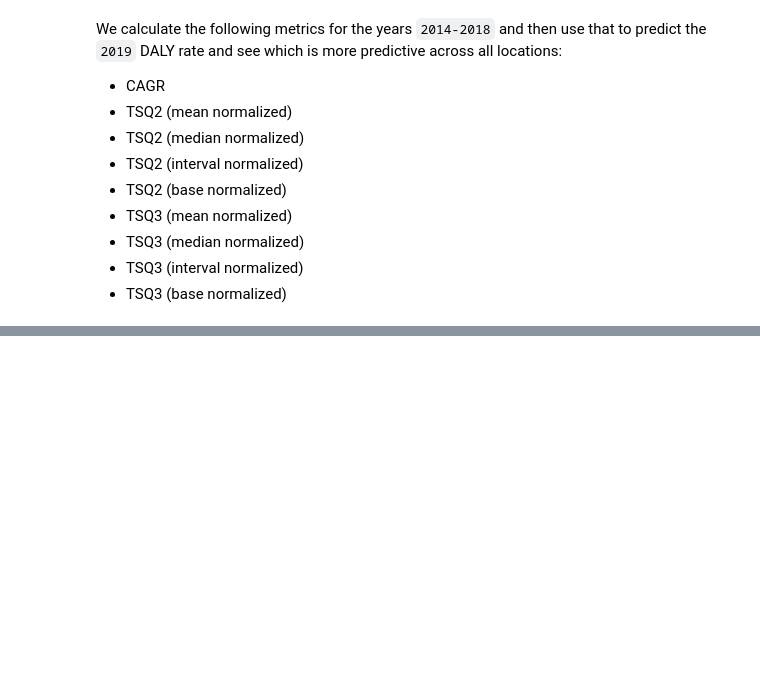
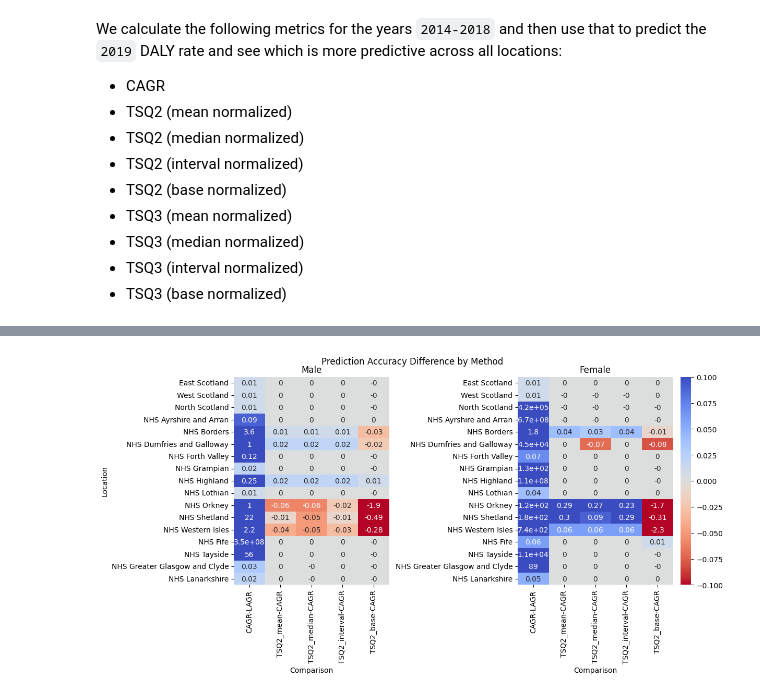
Before and after one commit to ASudu/Scotland_BOD, a Jupyter notebook: regression.ipynb, the cells around one changed output, grey strips where cells are left out. Cells and saved outputs as stored; diff of their text form; code cells hidden in the pictures; blank space fills up the shorter version.

```diff
--- a/regression.ipynb
+++ b/regression.ipynb
@@ -148,0 +172,30 @@ for sex in ["Male", "Female"]:
+# %%
+accuracy_df["CAGR-LAGR"] = round(accuracy_df["CAGR"] - accuracy_df["LAGR"], 2)
+for norm_mode in ["mean", "median", "interval", "base"]:
+    accuracy_df[f"TSQ2_{norm_mode}-CAGR"] = round(accuracy_df[f"TSQ2_{norm_mode}"] - accuracy_df["CAGR"], 2)
+
+cols = ["Location", "CAGR-LAGR"] + [f"TSQ2_{norm_mode}-CAGR" for norm_mode in ["mean", "median", "interval", "base"]]
+
+# Plot as a heatmap
+fig, axes = plt.subplots(1, 2, figsize=(12, 6), constrained_layout=True)
+for ax, sex in zip(axes, ["Male", "Female"]):
+    subset = accuracy_df[accuracy_df["Sex"] == sex][cols].set_index("Location")
+    colormap = plt.get_cmap("coolwarm_r")
+    sns.heatmap(
+        subset,
+        annot=True,
+        cmap=colormap,
+        center=0,
+        vmin=-0.1,
+        vmax=0.1,
+        ax=ax,
+        cbar=(sex == "Female")
+    )
+    ax.set_title(f"{sex}")
+    ax.set_xlabel("Comparison")
+    ax.set_ylabel("Location" if sex == "Male" else "")
+
+fig.suptitle("Prediction Accuracy Difference by Method", y=1.02)
+plt.show()
+# %% [output]
+[figure, added]
```
Also changed, not shown: parts of 7 cells of this notebook.
